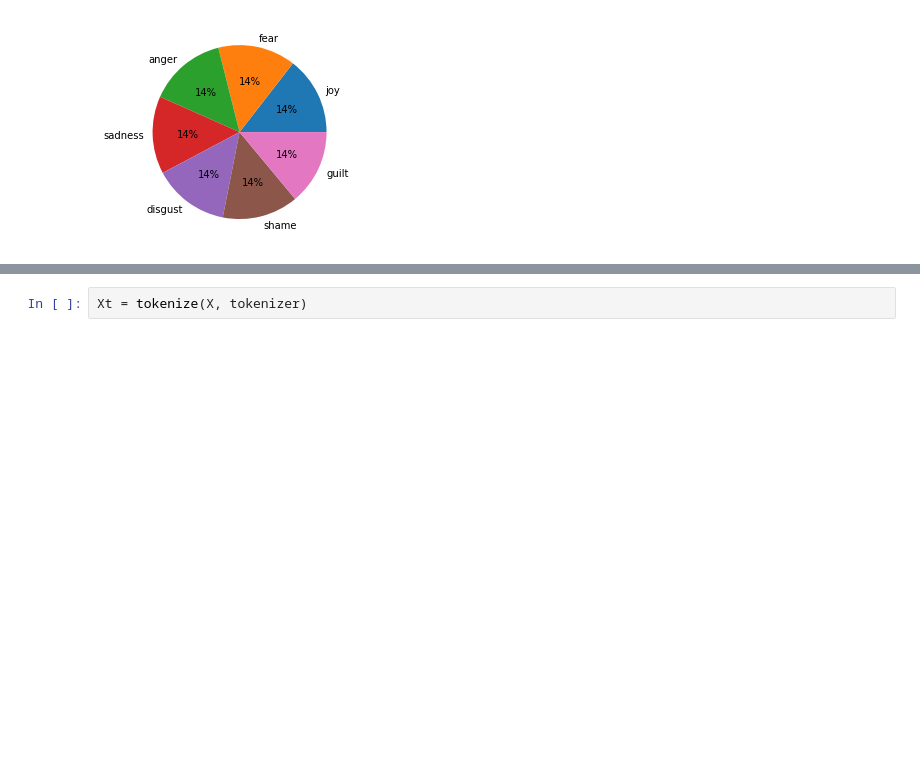
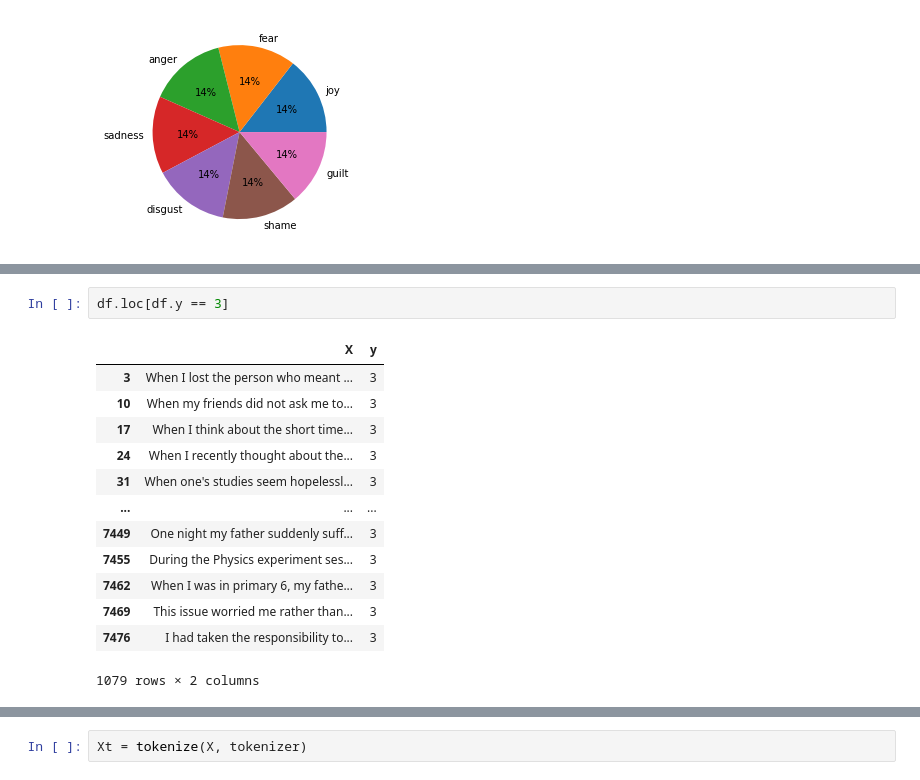
Before and after one commit to karabellyj/emoji-gpt2, a Jupyter notebook: notebooks/PsychExp-experiments.ipynb, the cells around one changed output, grey strips where cells are left out. Drawn from its saved outputs; the diff is of its cells as text; blank space fills up the shorter version.

```diff
--- a/notebooks/PsychExp-experiments.ipynb
+++ b/notebooks/PsychExp-experiments.ipynb
@@ -152,0 +203,16 @@ plt.savefig('SE0714-classes.pdf', dpi=300)
+# %%
+df.loc[df.y == 3]
+# %% [output]
+|  | X | y |
+| 3 | When I lost the person who meant ... | 3 |
+| 10 | When my friends did not ask me to... | 3 |
+| 17 | When I think about the short time... | 3 |
+| 24 | When I recently thought about the... | 3 |
+| 31 | When one's studies seem hopelessl... | 3 |
+| ... | ... | ... |
+| 7449 | One night my father suddenly suff... | 3 |
+| 7455 | During the Physics experiment ses... | 3 |
+| 7462 | When I was in primary 6, my fathe... | 3 |
+| 7469 | This issue worried me rather than... | 3 |
+| 7476 | I had taken the responsibility to... | 3 |
+1079 rows × 2 columns
```
Also changed, not shown: parts of 7 cells of this notebook, 1 other file.
